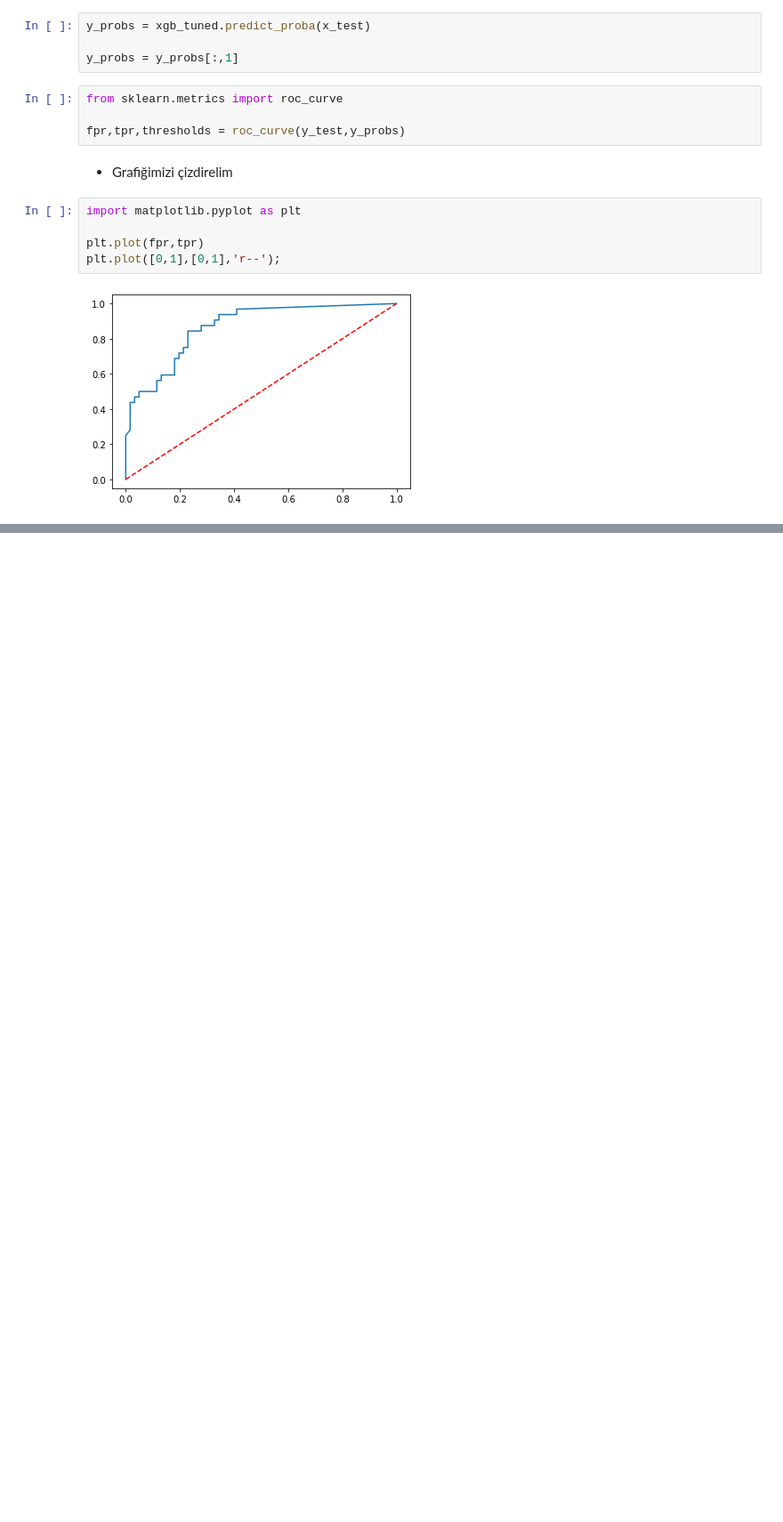
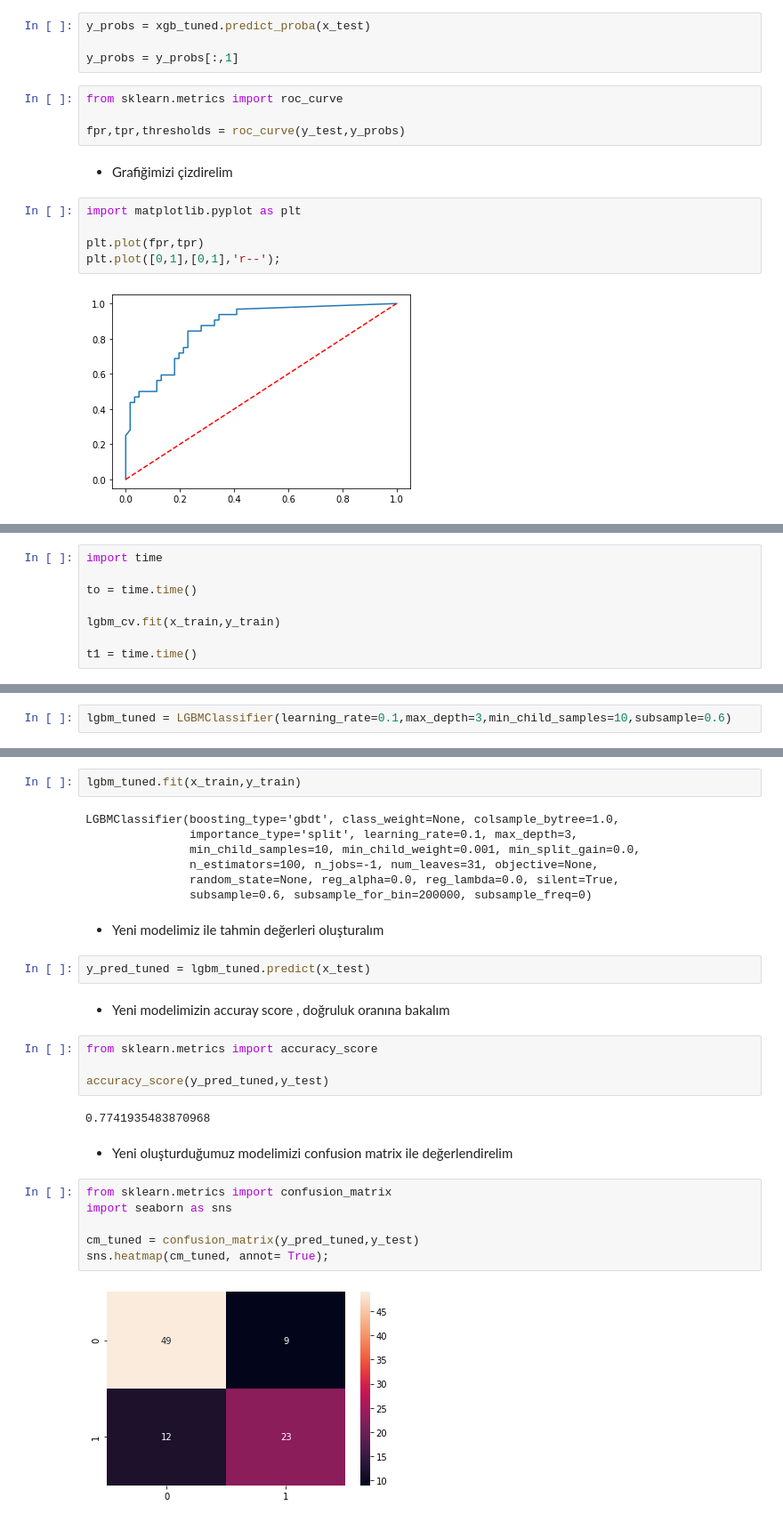
Before and after one commit to TheKoray/KNN-Tree-Ensemble-Algorithms, a Jupyter notebook: Biomechanical.ipynb, the cells around one changed output, grey strips where cells are left out. Shown at 89% size. Saved outputs shown, nothing was run; the diff lists cells and outputs as text; blank space fills up the shorter version.

```diff
--- a/Biomechanical.ipynb
+++ b/Biomechanical.ipynb
@@ -1413,0 +1480,8 @@ plt.plot([0,1],[0,1],'r--');
+# %%
+import time
+
+to = time.time()
+
+lgbm_cv.fit(x_train,y_train)
+
+t1 = time.time()
@@ -1413,0 +1542,2 @@ plt.plot([0,1],[0,1],'r--');
+# %%
+lgbm_tuned = LGBMClassifier(learning_rate=0.1,max_depth=3,min_child_samples=10,subsample=0.6)
@@ -1413,0 +1546,31 @@ plt.plot([0,1],[0,1],'r--');
+# %%
+lgbm_tuned.fit(x_train,y_train)
+# %% [output]
+LGBMClassifier(boosting_type='gbdt', class_weight=None, colsample_bytree=1.0,
+               importance_type='split', learning_rate=0.1, max_depth=3,
+               min_child_samples=10, min_child_weight=0.001, min_split_gain=0.0,
+               n_estimators=100, n_jobs=-1, num_leaves=31, objective=None,
+               random_state=None, reg_alpha=0.0, reg_lambda=0.0, silent=True,
+               subsample=0.6, subsample_for_bin=200000, subsample_freq=0)
+# %% [markdown]
+- Yeni modelimiz ile tahmin değerleri oluşturalım
+# %%
+y_pred_tuned = lgbm_tuned.predict(x_test)
+# %% [markdown]
+- Yeni modelimizin accuray score , doğruluk oranına bakalım
+# %%
+from sklearn.metrics import accuracy_score
+
+accuracy_score(y_pred_tuned,y_test)
+# %% [output]
+0.7741935483870968
+# %% [markdown]
+- Yeni oluşturduğumuz modelimizi confusion matrix ile değerlendirelim
+# %%
+from sklearn.metrics import confusion_matrix
+import seaborn as sns
+
+cm_tuned = confusion_matrix(y_pred_tuned,y_test)
+sns.heatmap(cm_tuned, annot= True);
+# %% [output]
+[figure, added]
```
Also changed, not shown: parts of 27 cells of this notebook.
